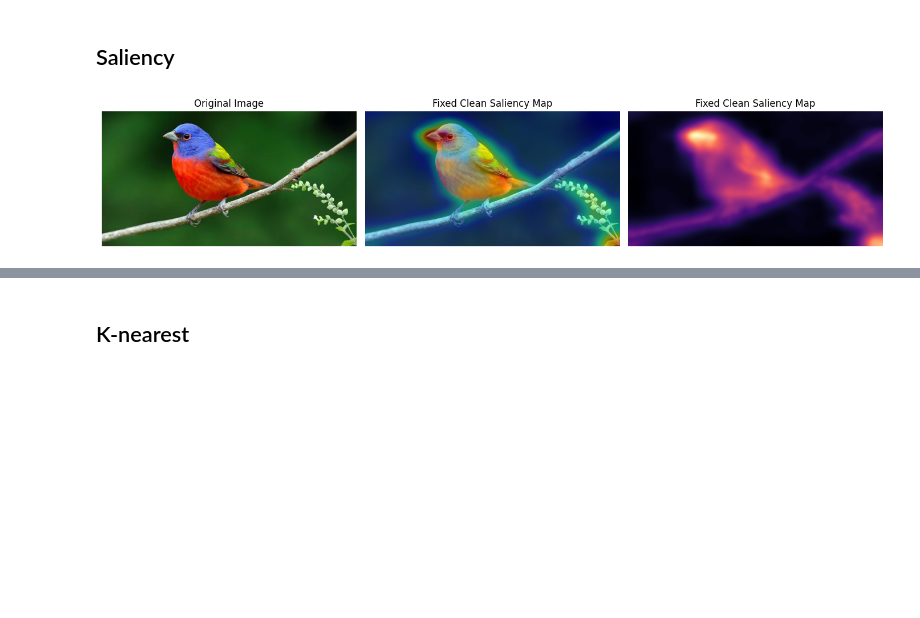
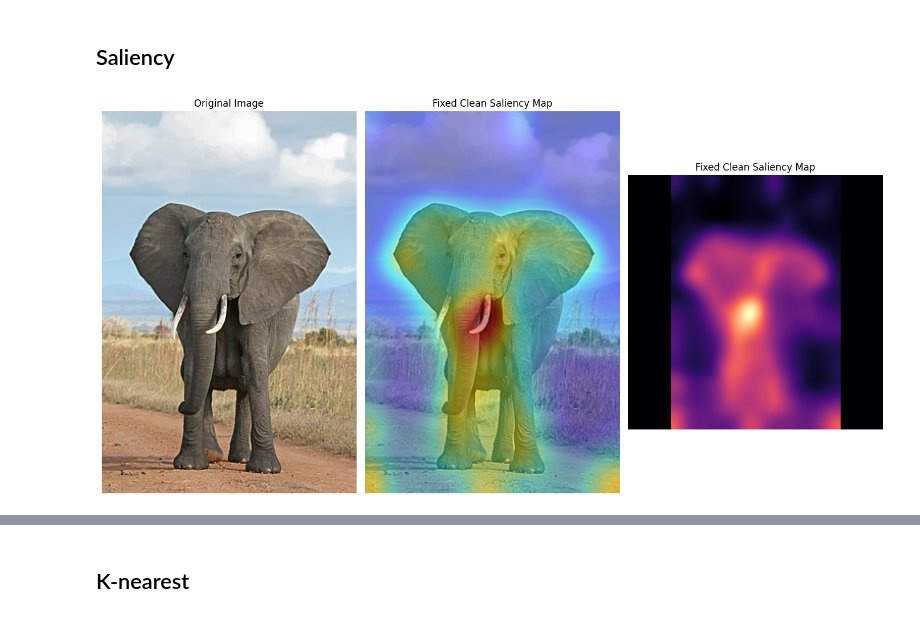
Before and after one commit to SimonMeersschaut/paint-bot, a Jupyter notebook: src/stroke_generation.ipynb, the cells around one changed output, grey strips where cells are left out. Saved outputs shown, nothing was run; the diff lists cells and outputs as text; code cells hidden in the pictures; blank space fills up the shorter version.

```diff
--- a/src/stroke_generation.ipynb
+++ b/src/stroke_generation.ipynb
@@ -165,36 +213,35 @@ from saliency import generate_clean_saliency
 # %%
 import cv2
 import matplotlib.pyplot as plt
 
-image_path = "../images/bird.jpg"
-raw_img = Image.open(image_path).convert("RGB")
+blurred_saliency, img_cv = generate_clean_saliency(pil_original_image)
 
-blurred_saliency, img_cv = generate_clean_saliency(raw_img)
+resized_blurred_saliency = resize_image(np.array(blurred_saliency))
 
 # Color map generation
 heatmap_color = cv2.applyColorMap(blurred_saliency, cv2.COLORMAP_JET)
 
 # Overlay with original image
 output_img = cv2.addWeighted(img_cv, 0.6, heatmap_color, 0.4, 0)
 output_img = cv2.cvtColor(output_img, cv2.COLOR_BGR2RGB)
 
 # ==========================================
 # 3. DISPLAY RESULTS
 # ==========================================
 fig, axes = plt.subplots(1, 3, figsize=(14, 7))
-axes[0].imshow(raw_img)
+axes[0].imshow(pil_original_image)
 axes[0].set_title("Original Image")
 axes[0].axis("off")
 
 axes[1].imshow(output_img)
 axes[1].set_title("Fixed Clean Saliency Map")
 axes[1].axis("off")
 
-axes[2].imshow(blurred_saliency, cmap="magma")
+axes[2].imshow(resized_blurred_saliency, cmap="magma")
 axes[2].set_title("Fixed Clean Saliency Map")
 axes[2].axis("off")
 
 plt.tight_layout()
 plt.show()
 # %% [output]
-[figure, old version]
+[figure, new version]
```
Also changed, not shown: parts of 7 cells of this notebook, 2 other files.
